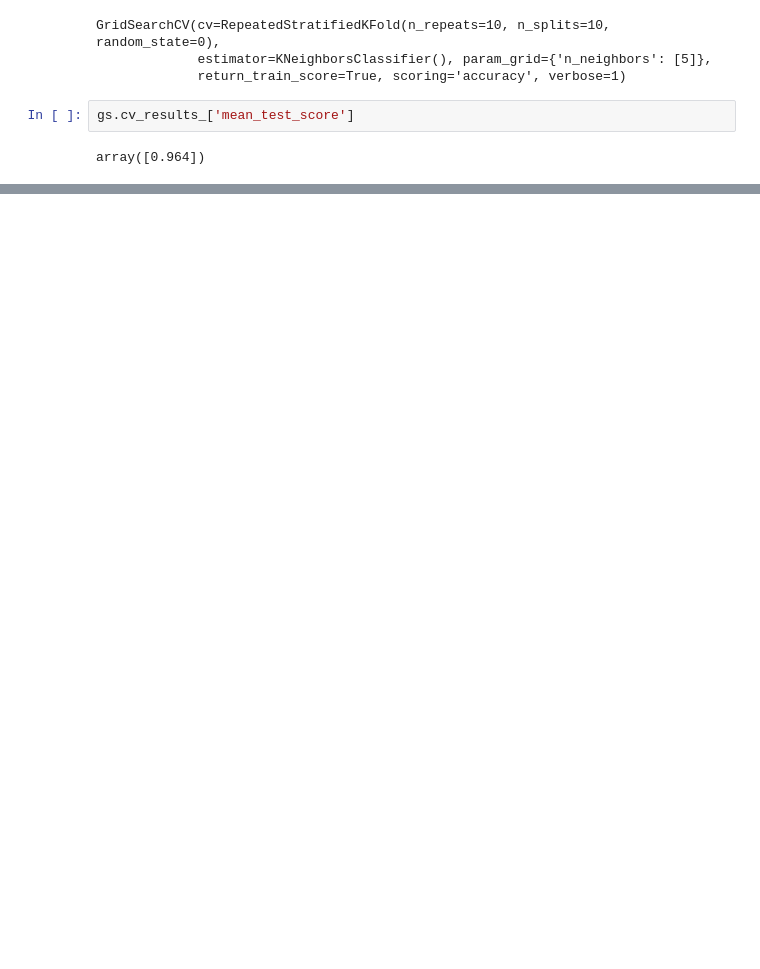
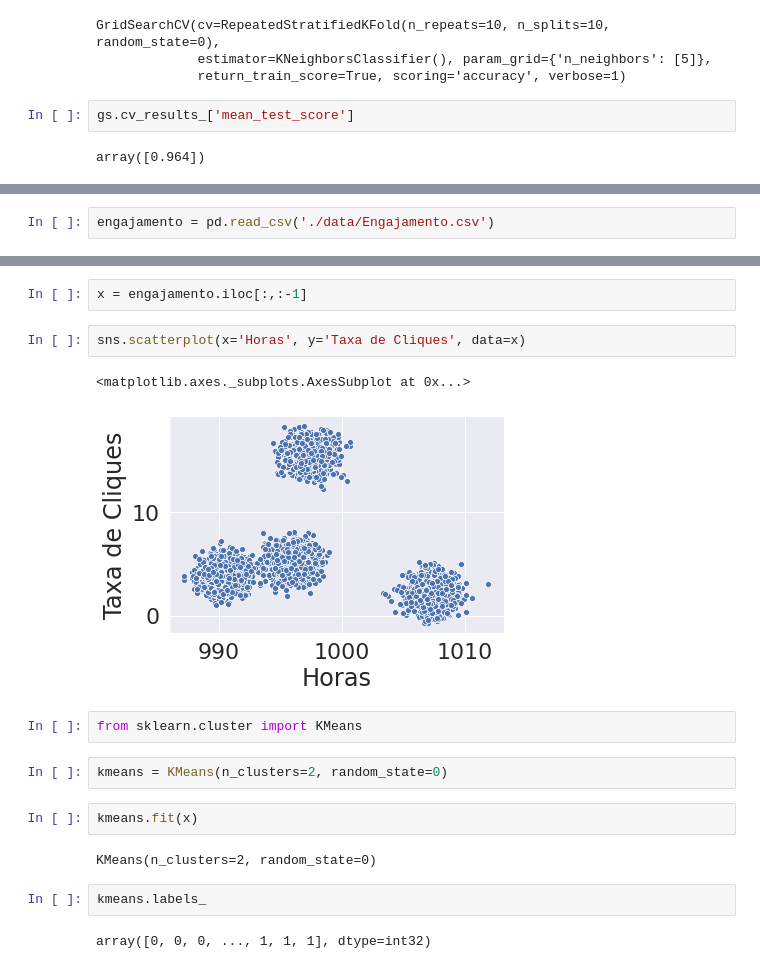
Before and after one commit to Washingtonban/curso_scikitlearn, a Jupyter notebook: Aula1_scikitlearn.ipynb, the cells around one changed output, grey strips where cells are left out. Cells and saved outputs as stored; diff of their text form; blank space fills up the shorter version.

```diff
--- a/Aula1_scikitlearn.ipynb
+++ b/Aula1_scikitlearn.ipynb
@@ -220,0 +223,2 @@ array([0.964])
+# %%
+engajamento = pd.read_csv('./data/Engajamento.csv')
@@ -220,0 +234,19 @@ array([0.964])
+# %%
+x = engajamento.iloc[:,:-1]
+# %%
+sns.scatterplot(x='Horas', y='Taxa de Cliques', data=x)
+# %% [output]
+<matplotlib.axes._subplots.AxesSubplot at 0x...>
+[figure, added]
+# %%
+from sklearn.cluster import KMeans
+# %%
+kmeans = KMeans(n_clusters=2, random_state=0)
+# %%
+kmeans.fit(x)
+# %% [output]
+KMeans(n_clusters=2, random_state=0)
+# %%
+kmeans.labels_
+# %% [output]
+array([0, 0, 0, ..., 1, 1, 1], dtype=int32)
```
Also changed, not shown: parts of 30 cells of this notebook, 2 other files.
